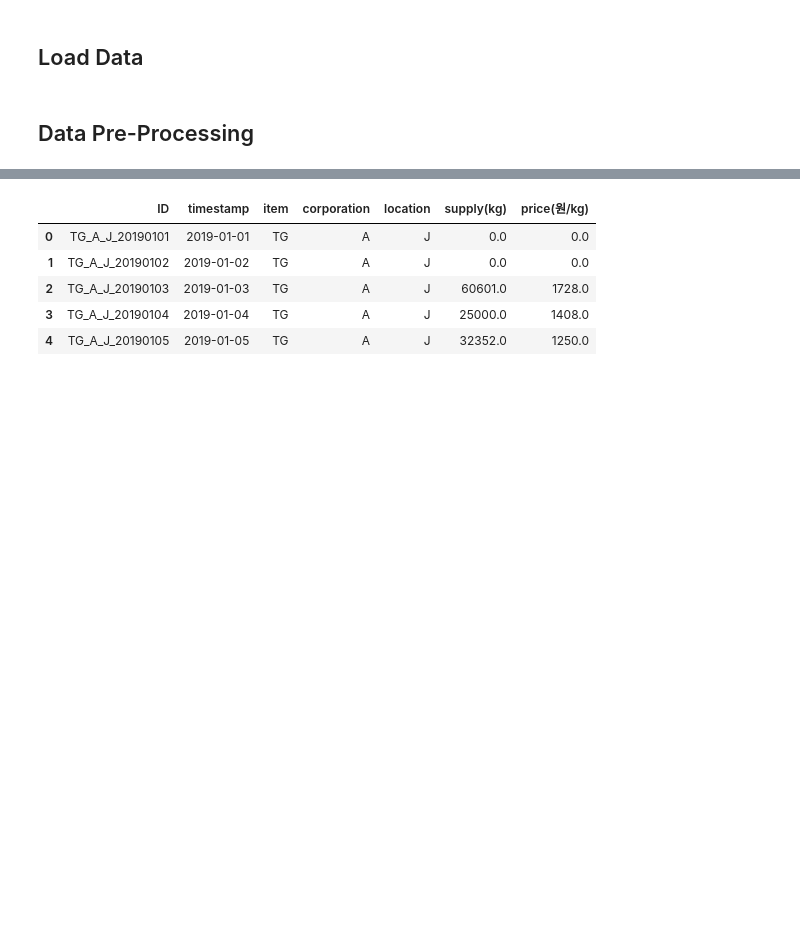
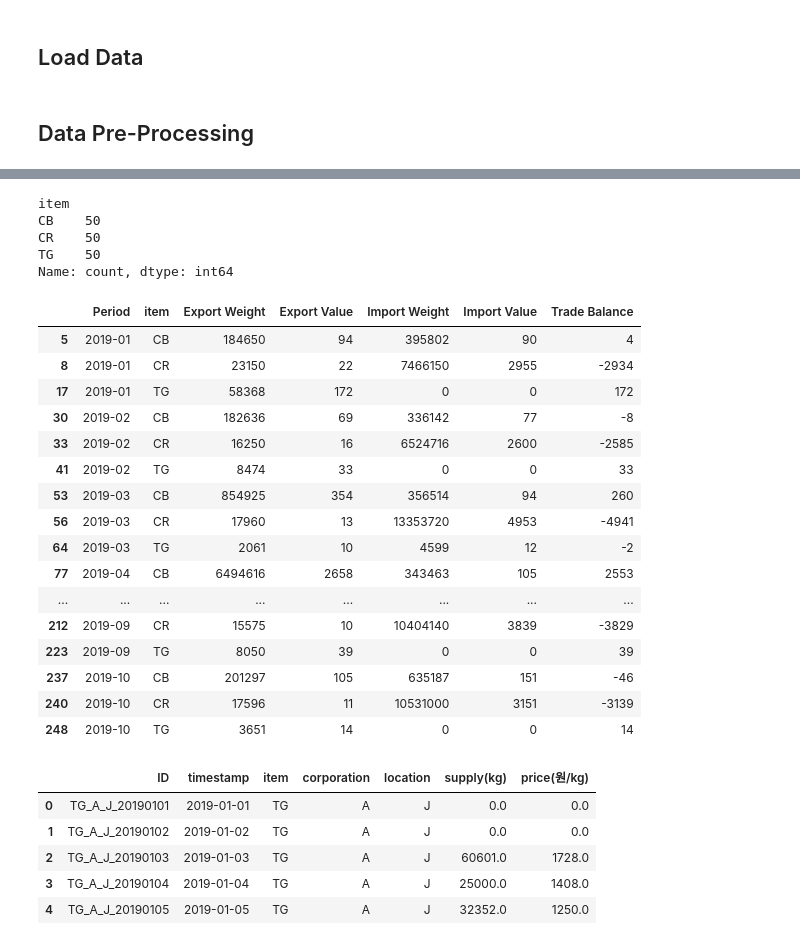
Before and after one commit to dlwls22/DACON_JeJu-Specialties, a Jupyter notebook: JeJu-Specialties.ipynb, the cells around one changed output, grey strips where cells are left out. Drawn from its saved outputs; the diff is of its cells as text; code cells hidden in the pictures; blank space fills up the shorter version.

```diff
--- a/JeJu-Specialties.ipynb
+++ b/JeJu-Specialties.ipynb
@@ -48,0 +74,12 @@ international = pd.read_csv(r'C:\Users\dlwks\OneDrive\바탕 화면\VSCode\제
+# %%
+international = international.rename(columns={
+    '기간': 'Period',
+    '품목명': 'item',
+    '수출 중량': 'Export Weight',
+    '수출 금액': 'Export Value',
+    '수입 중량': 'Import Weight',
+    '수입 금액': 'Import Value',
+    '무역수지': 'Trade Balance'
+})
+
+international
@@ -48,0 +100,18 @@ international = pd.read_csv(r'C:\Users\dlwks\OneDrive\바탕 화면\VSCode\제
+# %%
+selected_items = international[international['item'].str.contains('감귤|브로콜리|무|당근|양배추')].copy()
+
+selected_items['item'] = selected_items['item'].replace({
+    '감귤': 'TG',
+    '브로콜리': 'BC',
+    '무': 'RD',
+    '당근': 'CR',
+    '양배추': 'CB'
+}, regex = True)
+
+selected_items['item'] = selected_items['item'].str.replace('.*감귤.*', 'TG')
+selected_items['item'] = selected_items['item'].str.replace('.*브로콜리.*', 'BC')
+selected_items['item'] = selected_items['item'].str.replace('.*무.*', 'RD')
+selected_items['item'] = selected_items['item'].str.replace('.*당근.*', 'CR')
+selected_items['item'] = selected_items['item'].str.replace('.*양배추.*', 'CB')
+
+selected_items
@@ -49,3 +132,31 @@ international = pd.read_csv(r'C:\Users\dlwks\OneDrive\바탕 화면\VSCode\제
+# %%
+selected_items.item.value_counts()
+# %% [output]
+item
+CB    50
+CR    50
+TG    50
+Name: count, dtype: int64
+# %%
+selected_items.head(30)
+# %% [output]
+|  | Period | item | Export Weight | Export Value | Import Weight | Import Value | Trade Balance |
+| 5 | 2019-01 | CB | 184650 | 94 | 395802 | 90 | 4 |
+| 8 | 2019-01 | CR | 23150 | 22 | 7466150 | 2955 | -2934 |
+| 17 | 2019-01 | TG | 58368 | 172 | 0 | 0 | 172 |
+| 30 | 2019-02 | CB | 182636 | 69 | 336142 | 77 | -8 |
+| 33 | 2019-02 | CR | 16250 | 16 | 6524716 | 2600 | -2585 |
+| 41 | 2019-02 | TG | 8474 | 33 | 0 | 0 | 33 |
+| 53 | 2019-03 | CB | 854925 | 354 | 356514 | 94 | 260 |
+| 56 | 2019-03 | CR | 17960 | 13 | 13353720 | 4953 | -4941 |
+| 64 | 2019-03 | TG | 2061 | 10 | 4599 | 12 | -2 |
+| 77 | 2019-04 | CB | 6494616 | 2658 | 343463 | 105 | 2553 |
+| ... | ... | ... | ... | ... | ... | ... | ... |
+| 212 | 2019-09 | CR | 15575 | 10 | 10404140 | 3839 | -3829 |
+| 223 | 2019-09 | TG | 8050 | 39 | 0 | 0 | 39 |
+| 237 | 2019-10 | CB | 201297 | 105 | 635187 | 151 | -46 |
+| 240 | 2019-10 | CR | 17596 | 11 | 10531000 | 3151 | -3139 |
+| 248 | 2019-10 | TG | 3651 | 14 | 0 | 0 | 14 |
 # %%
 train_df.head()
 # %% [output]
```
Also changed, not shown: parts of 17 cells of this notebook.
